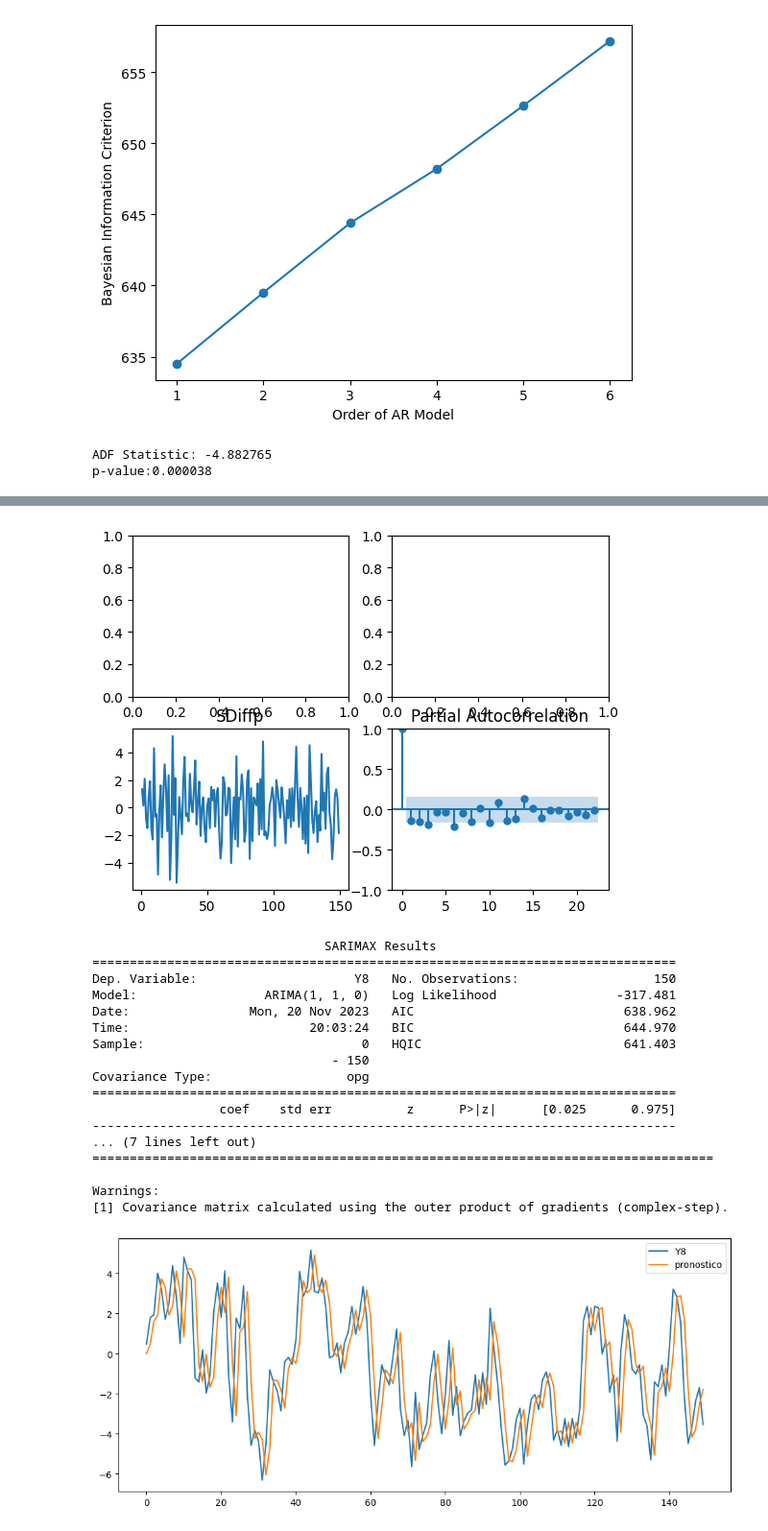
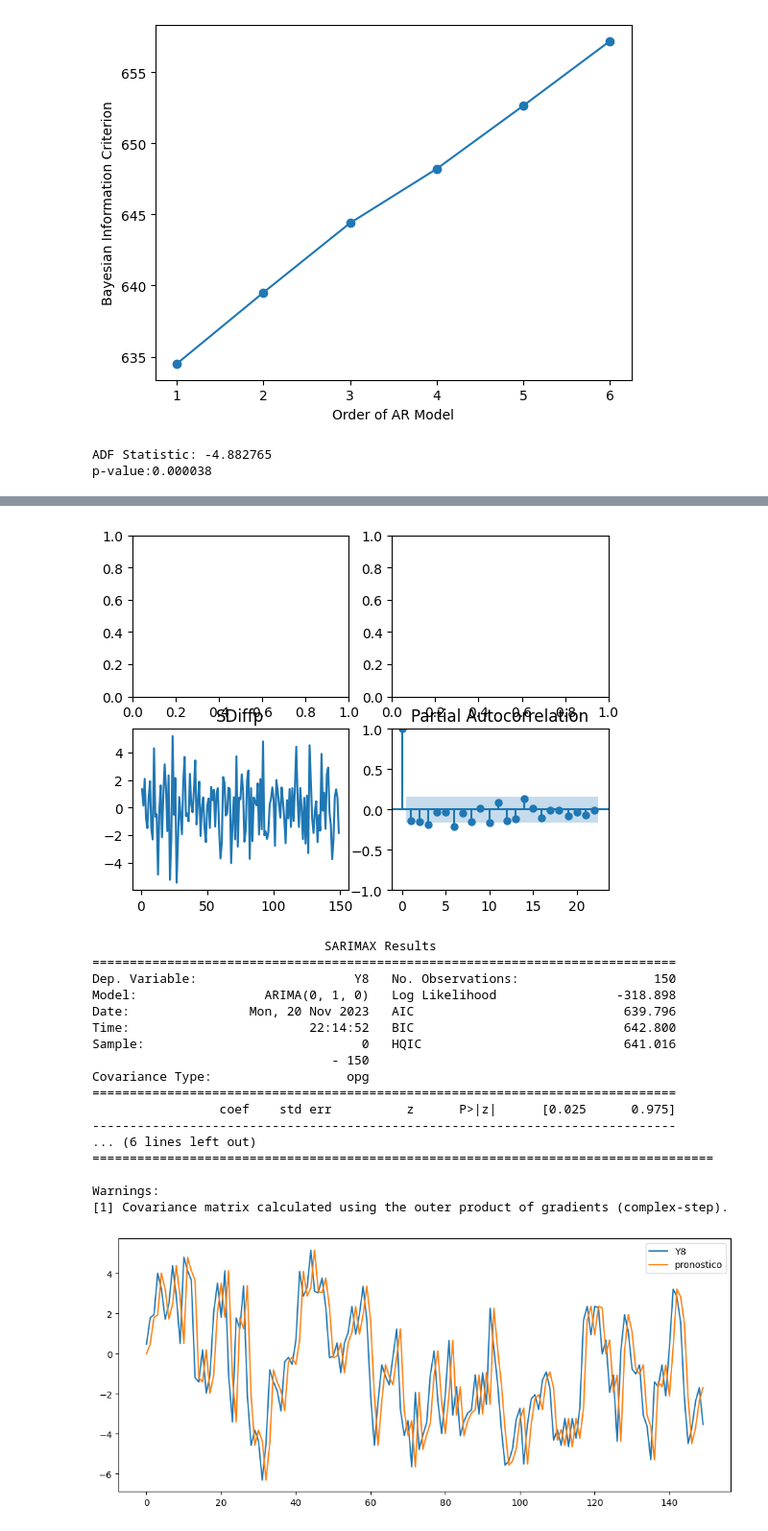
Before and after one commit to venidaydream/Intro_to_Big_Data, a Jupyter notebook: Taller2_2.ipynb, the cells around one changed output, grey strips where cells are left out. Shown at 96% size. Cells and saved outputs as stored; diff of their text form; code cells hidden in the pictures.

```diff
--- a/Taller2_2.ipynb
+++ b/Taller2_2.ipynb
@@ -342,7 +342,7 @@ plt.show()
 # %%
 #arima model
 from statsmodels.tsa.arima.model import ARIMA
-modelo_y = ARIMA(df.Y3, order=(1, 1, 0)) # 841.691
+modelo_y = ARIMA(df.Y3, order=(0, 1, 0)) # 841.691
 resultados = modelo_y.fit()
 print (resultados.summary()) #sigma2 variance of the shock terms
 # %% [output]
@@ -381,5 +380,0 @@ plt.show()
-# %%
-forecast = results.get_prediction(steps=-10)
-df['mean_forecast'] = forecast.predicted_mean
-plot=df[['Y3', 'mean_forecast']].plot(figsize=(12,5))
-plt.show()
@@ -441,7 +434,7 @@ p-value:0.000000
 # %%
 #arima model
 from statsmodels.tsa.arima.model import ARIMA
-modelo_y = ARIMA(df.Y4, order=(1, 1, 0))
+modelo_y = ARIMA(df.Y4, order=(0, 1, 0))
 resultados = modelo_y.fit()
 print (resultados.summary())
 # %% [output]
@@ -534,7 +527,7 @@ p-value:0.000000
 # %%
 #arima model
 from statsmodels.tsa.arima.model import ARIMA
-modelo_y = ARIMA(df.Y5, order=(1, 1, 0))
+modelo_y = ARIMA(df.Y5, order=(0, 1, 1))
 resultados = modelo_y.fit()
 print (resultados.summary())
 # %% [output]
@@ -742,39 +735,39 @@ plt.show()
 
 #arima model
 from statsmodels.tsa.arima.model import ARIMA
-modelo_y = ARIMA(df.Y8, order=(1, 1, 0))
+modelo_y = ARIMA(df.Y8, order=(0, 1, 0))
 resultados = modelo_y.fit()
 print (resultados.summary())
 
 #ljungbox
 #poner python y hacerlo en consola
 import statsmodels.api as sm
 sm.stats.acorr_ljungbox(resultados.resid, lags=[10], return_df=True)
 
 #predicción
 df['pronostico']=resultados.fittedvalues
 plot=df[['Y8', 'pronostico']].plot(figsize=(12,5))
 plt.show()
 # %% [output]
 ADF Statistic: -4.882765
 p-value:0.000038
 [figure]
 [figure]
                                SARIMAX Results
 ==============================================================================
 Dep. Variable:                     Y8   No. Observations:                  150
-Model:                 ARIMA(1, 1, 0)   Log Likelihood                -317.481
-Date:                Mon, 20 Nov 2023   AIC                            638.962
-Time:                        20:03:24   BIC                            644.970
-Sample:                             0   HQIC                           641.403
+Model:                 ARIMA(0, 1, 0)   Log Likelihood                -318.898
+Date:                Mon, 20 Nov 2023   AIC                            639.796
+Time:                        22:14:52   BIC                            642.800
+Sample:                             0   HQIC                           641.016
                                 - 150
 Covariance Type:                  opg
 ==============================================================================
                  coef    std err          z      P>|z|      [0.025      0.975]
 ------------------------------------------------------------------------------
-... (7 lines left out)
+... (6 lines left out)
 ===================================================================================
 
 Warnings:
 [1] Covariance matrix calculated using the outer product of gradients (complex-step).
-[figure, old version]
+[figure, new version]
```
Also changed, not shown: parts of 14 cells of this notebook.
